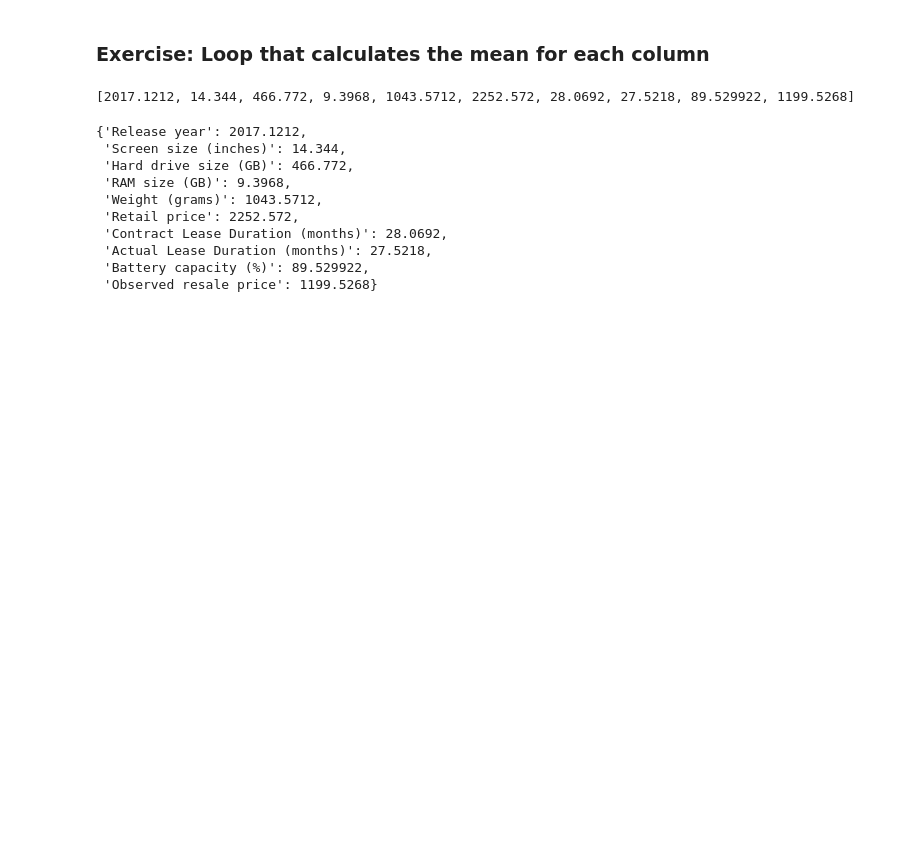
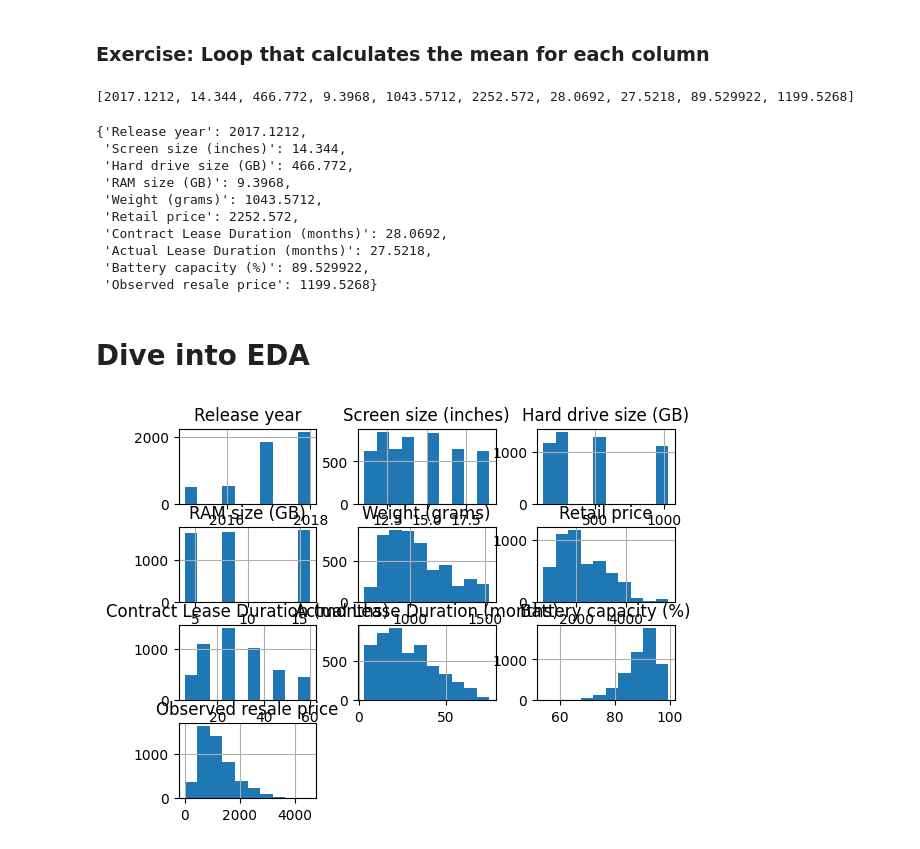
Before and after one commit to Humboldt-WI/IPML, a Jupyter notebook: tutorial_notebooks/t3_basics.ipynb, the cells around one changed output. Cells and saved outputs as stored; diff of their text form; code cells hidden in the pictures; blank space fills up the shorter version.

```diff
--- a/tutorial_notebooks/t3_basics.ipynb
+++ b/tutorial_notebooks/t3_basics.ipynb
@@ -291,3 +286,9 @@ dict(zip(columns, means))
  'Actual Lease Duration (months)': 27.5218,
  'Battery capacity (%)': 89.529922,
  'Observed resale price': 1199.5268}
+# %% [markdown]
+# Dive into EDA
+# %%
+data.hist();
+# %% [output]
+[figure, added]
```
Also changed, not shown: parts of 12 cells of this notebook.
